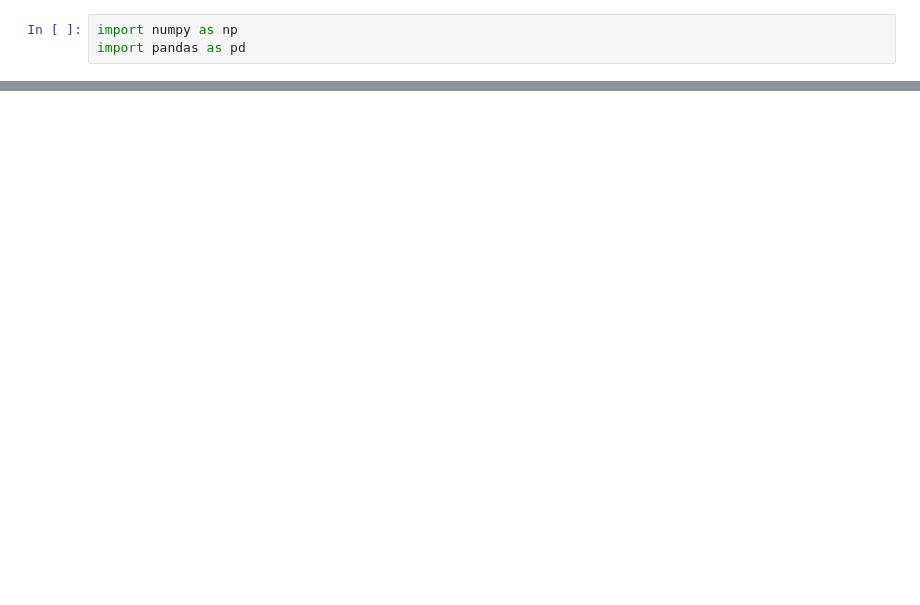
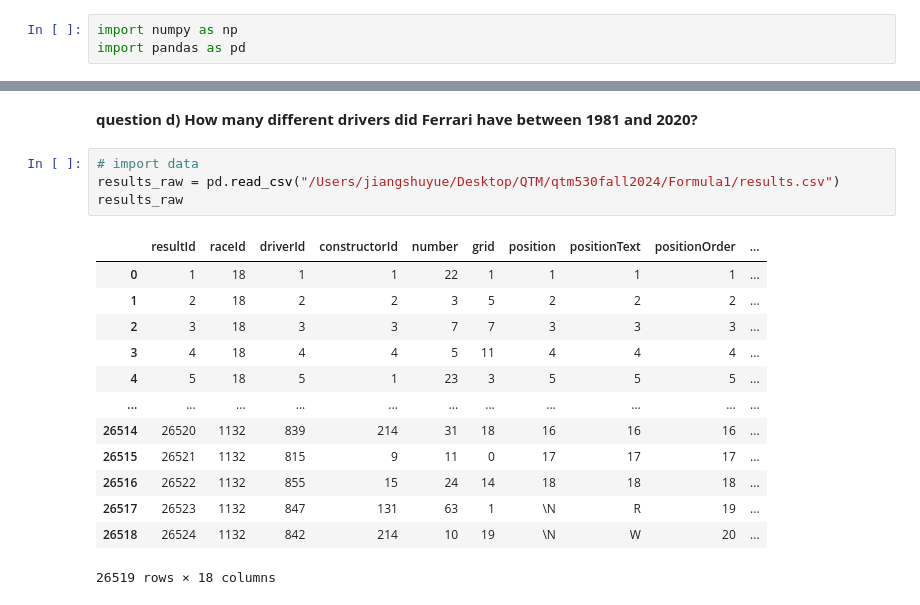
Before and after one commit to cyberAcaleph/qtm530fall2024, a Jupyter notebook: Lecture 03/homework3.ipynb, the cells around one changed output, grey strips where cells are left out. Drawn from its saved outputs; the diff is of its cells as text; blank space fills up the shorter version.

```diff
--- a/Lecture 03/homework3.ipynb
+++ b/Lecture 03/homework3.ipynb
@@ -131,0 +378,20 @@ constructor_total_points
+# %% [markdown]
+**question d) How many different drivers did Ferrari have between 1981 and 2020?**
+# %%
+# import data
+results_raw = pd.read_csv("/Users/jiangshuyue/Desktop/QTM/qtm530fall2024/Formula1/results.csv")
+results_raw
+# %% [output]
+|  | resultId | raceId | driverId | constructorId | number | grid | position | positionText | positionOrder | ... |
+| 0 | 1 | 18 | 1 | 1 | 22 | 1 | 1 | 1 | 1 | ... |
+| 1 | 2 | 18 | 2 | 2 | 3 | 5 | 2 | 2 | 2 | ... |
+| 2 | 3 | 18 | 3 | 3 | 7 | 7 | 3 | 3 | 3 | ... |
+| 3 | 4 | 18 | 4 | 4 | 5 | 11 | 4 | 4 | 4 | ... |
+| 4 | 5 | 18 | 5 | 1 | 23 | 3 | 5 | 5 | 5 | ... |
+| ... | ... | ... | ... | ... | ... | ... | ... | ... | ... | ... |
+| 26514 | 26520 | 1132 | 839 | 214 | 31 | 18 | 16 | 16 | 16 | ... |
+| 26515 | 26521 | 1132 | 815 | 9 | 11 | 0 | 17 | 17 | 17 | ... |
+| 26516 | 26522 | 1132 | 855 | 15 | 24 | 14 | 18 | 18 | 18 | ... |
+| 26517 | 26523 | 1132 | 847 | 131 | 63 | 1 | \N | R | 19 | ... |
+| 26518 | 26524 | 1132 | 842 | 214 | 10 | 19 | \N | W | 20 | ... |
+26519 rows × 18 columns
```
Also changed, not shown: parts of 52 cells of this notebook, 1 other file.
